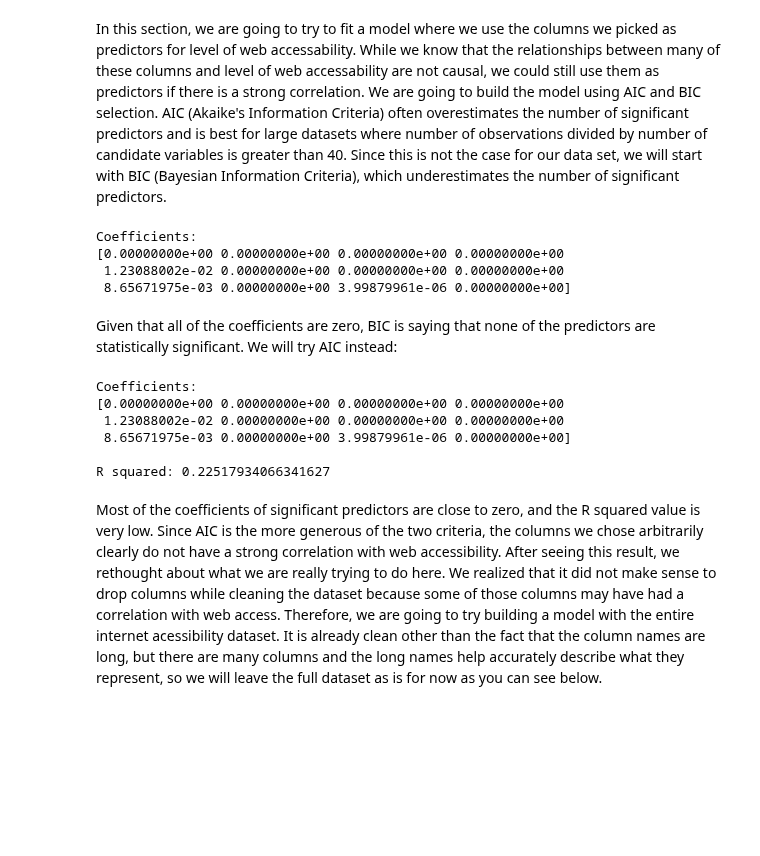
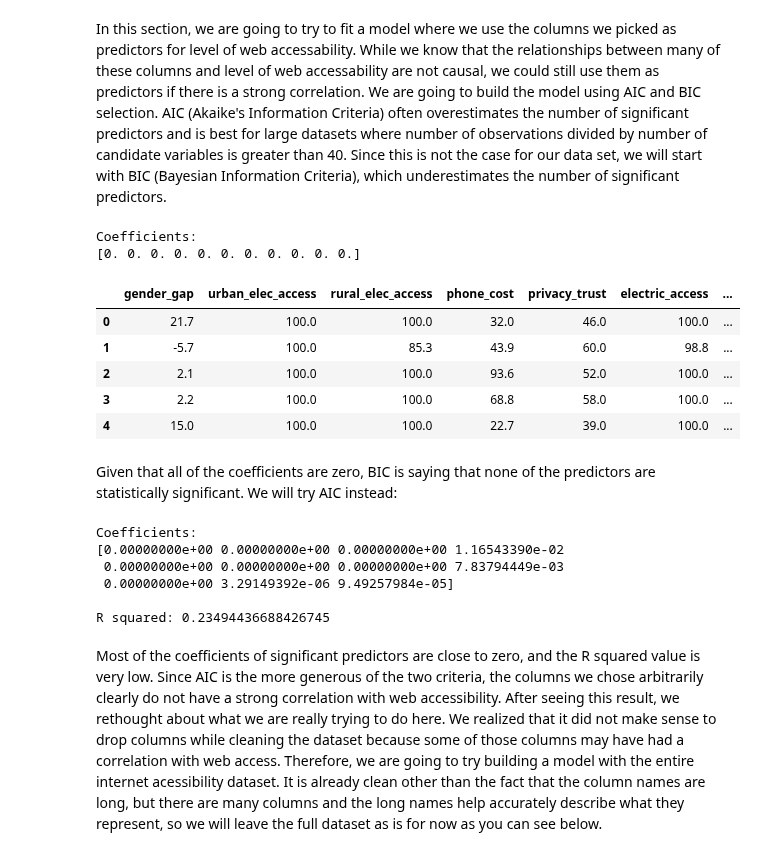
Before and after one commit to tklausner/info2950-project, a Jupyter notebook: Final_Report.ipynb, the cells around one changed output. Drawn from its saved outputs; the diff is of its cells as text; code cells hidden in the pictures; blank space fills up the shorter version.

```diff
--- a/Final_Report.ipynb
+++ b/Final_Report.ipynb
@@ -208,18 +207,21 @@ For this analysis we intend on running the two defined functions on phone cost,
 In this section, we are going to try to fit a model where we use the columns we picked as predictors for level of web accessability. While we know that the relationships between many of these columns and level of web accessability are not causal, we could still use them as predictors if there is a strong correlation. We are going to build the model using AIC and BIC selection. AIC (Akaike's Information Criteria) often overestimates the number of significant predictors and is best for large datasets where number of observations divided by number of candidate variables is greater than 40. Since this is not the case for our data set, we will start with BIC (Bayesian Information Criteria), which underestimates the number of significant predictors.
 # %%
 from sklearn import linear_model
-
-X = if_data.drop(['country', 'web_access'], axis=1) #X is an array of all of the candidate variables
-y = if_data['web_access'] #y is the dependent variable, web accessibility
-
+data = if_data.copy()
+X = data.drop(['country', 'web_access', 'Unnamed: 0'], axis=1) #X is an array of all of the candidate variables
+y = data['web_access'] #y is the dependent variable, web accessibility
 model = linear_model.LassoLarsIC('bic').fit(X, y)
-
 print('Coefficients:\n' + str(model.coef_))
+X.head()
 # %% [output]
 Coefficients:
-[0.00000000e+00 0.00000000e+00 0.00000000e+00 0.00000000e+00
- 1.23088002e-02 0.00000000e+00 0.00000000e+00 0.00000000e+00
- 8.65671975e-03 0.00000000e+00 3.99879961e-06 0.00000000e+00]
+[0. 0. 0. 0. 0. 0. 0. 0. 0. 0. 0.]
+|  | gender_gap | urban_elec_access | rural_elec_access | phone_cost | privacy_trust | electric_access | ... |
+| 0 | 21.7 | 100.0 | 100.0 | 32.0 | 46.0 | 100.0 | ... |
+| 1 | -5.7 | 100.0 | 85.3 | 43.9 | 60.0 | 98.8 | ... |
+| 2 | 2.1 | 100.0 | 100.0 | 93.6 | 52.0 | 100.0 | ... |
+| 3 | 2.2 | 100.0 | 100.0 | 68.8 | 58.0 | 100.0 | ... |
+| 4 | 15.0 | 100.0 | 100.0 | 22.7 | 39.0 | 100.0 | ... |
 # %% [markdown]
 Given that all of the coefficients are zero, BIC is saying that none of the predictors are statistically significant. We will try AIC instead:
 # %%
@@ -229,11 +231,11 @@ print('Coefficients:\n' + str(modelA.coef_))
 print('\nR squared: ' + str(modelA.score(X,y)))
 # %% [output]
 Coefficients:
-[0.00000000e+00 0.00000000e+00 0.00000000e+00 0.00000000e+00
- 1.23088002e-02 0.00000000e+00 0.00000000e+00 0.00000000e+00
- 8.65671975e-03 0.00000000e+00 3.99879961e-06 0.00000000e+00]
+[0.00000000e+00 0.00000000e+00 0.00000000e+00 1.16543390e-02
+ 0.00000000e+00 0.00000000e+00 0.00000000e+00 7.83794449e-03
+ 0.00000000e+00 3.29149392e-06 9.49257984e-05]
 
-R squared: 0.22517934066341627
+R squared: 0.23494436688426745
 # %% [markdown]
 Most of the coefficients of significant predictors are close to zero, and the R squared value is very low. Since AIC is the more generous of the two criteria, the columns we chose arbitrarily clearly do not have a strong correlation with web accessibility. After seeing this result, we rethought about what we are really trying to do here. We realized that it did not make sense to drop columns while cleaning the dataset because some of those columns may have had a correlation with web access. Therefore, we are going to try building a model with the entire internet acessibility dataset. It is already clean other than the fact that the column names are long, but there are many columns and the long names help accurately describe what they represent, so we will leave the full dataset as is for now as you can see below.
 # %%
```
Also changed, not shown: parts of 28 cells of this notebook, 2 other files.
